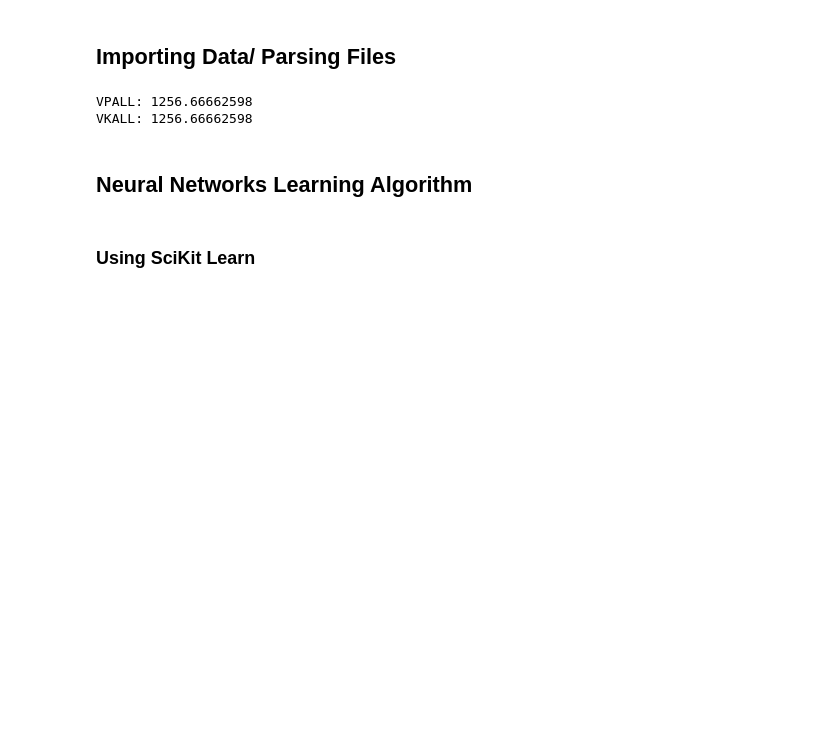
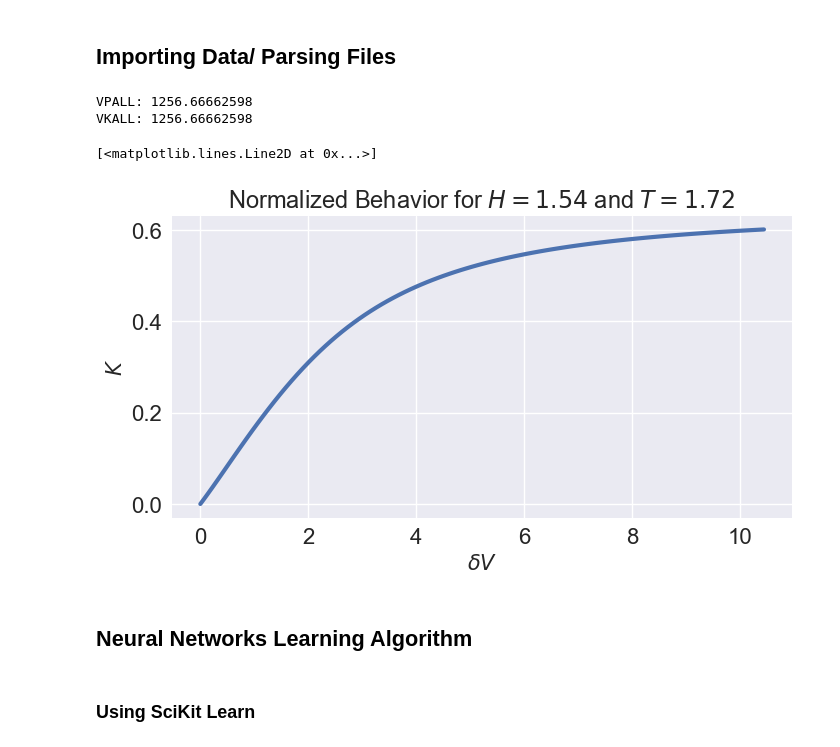
Before and after one commit to matheuscfernandes/mechanics-ml, a Jupyter notebook: SoftActuator/Notebook1.ipynb, the cells around one changed output. Cells and saved outputs as stored; diff of their text form; code cells hidden in the pictures; blank space fills up the shorter version.

```diff
--- a/SoftActuator/Notebook1.ipynb
+++ b/SoftActuator/Notebook1.ipynb
@@ -121,6 +120,19 @@ print 'VKALL:',min(VKAll)
 # %% [output]
 VPALL: 1256.66662598
 VKALL: 1256.66662598
+# %%
+H=77./50.;T=86./50.
+rawData = obtainRows([H,T],dataKAll)
+V=rawData[:,2]
+K=rawData[:,-1]
+
+plt.title(r'Normalized Behavior for $H={}$ and $T={}$'.format(H,T))
+plt.xlabel(r'$\delta V$')
+plt.ylabel(r'$K$')
+plt.plot(V,K,label='Data',lw=3)
+# %% [output]
+[<matplotlib.lines.Line2D at 0x...>]
+[figure, added]
 # %% [markdown]
 ## Neural Networks Learning Algorithm
 # %% [markdown]
```
Also changed, not shown: parts of 5 cells of this notebook, 1 other file.
